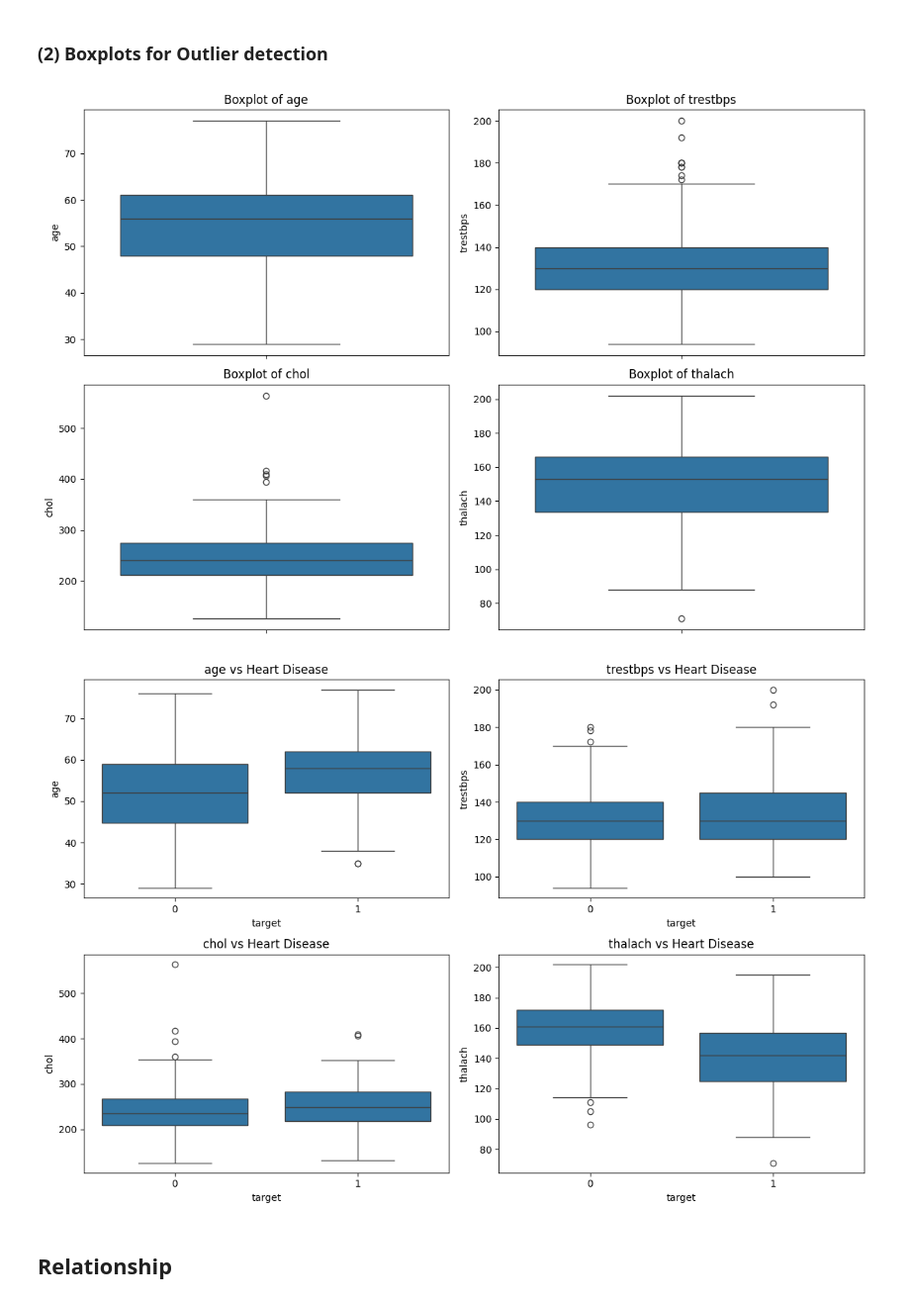
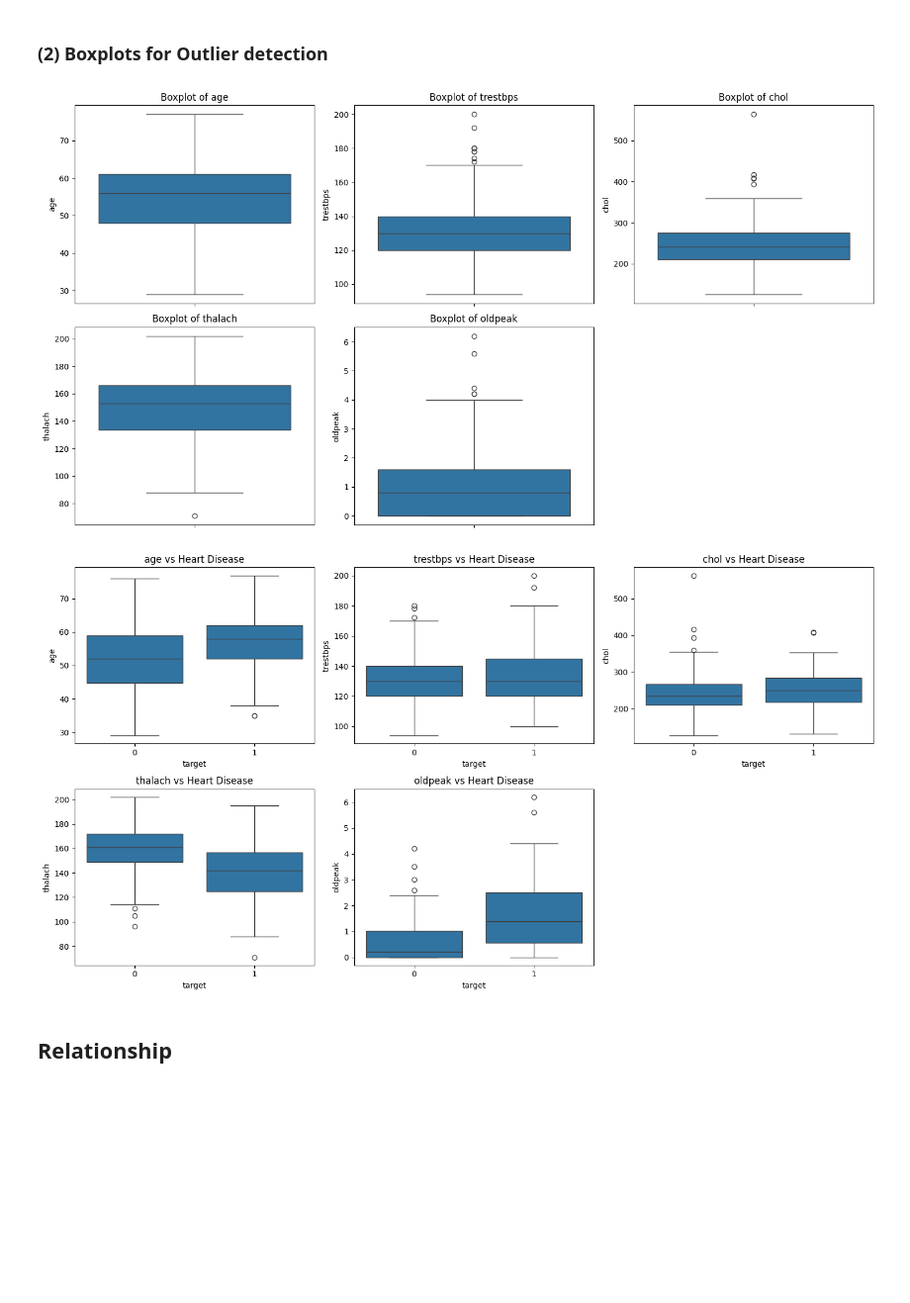
Before and after one commit to jasonliu9473/heartdisease, a Jupyter notebook: EDA.ipynb, the cells around one changed output. Shown at 99% size. Cells and saved outputs as stored; diff of their text form; code cells hidden in the pictures; blank space fills up the shorter version.

```diff
--- a/EDA.ipynb
+++ b/EDA.ipynb
@@ -101,12 +116,12 @@ df.describe()
 # %% [markdown]
 ### (1) Histogram
 # %%
-continuous_cols = ["age", "trestbps", "chol", "thalach"]
+continuous_cols = ["age", "trestbps", "chol", "thalach", "oldpeak"]
 
-plt.figure(figsize=(12, 8))
+plt.figure(figsize=(15, 8))
 
 for i, col in enumerate(continuous_cols, 1):
-    plt.subplot(2, 2, i)
+    plt.subplot(2, 3, i)
     sns.histplot(df[col], kde=True, bins=30)
     plt.title(f"Distribution of {col}")
 
@@ -117,31 +132,31 @@ plt.show()
 # %% [markdown]
 ### (2) Boxplots for Outlier detection
 # %%
-plt.figure(figsize=(12, 8))
+plt.figure(figsize=(15, 8))
 
 for i, col in enumerate(continuous_cols, 1):
-    plt.subplot(2, 2, i)
+    plt.subplot(2, 3, i)
     sns.boxplot(y=df[col])
     plt.title(f"Boxplot of {col}")
 
 plt.tight_layout()
 plt.show()
 # %% [output]
-[figure, old version]
+[figure, new version]
 # %%
 target_col = "target"  # usually 0/1
 
-plt.figure(figsize=(12, 8))
+plt.figure(figsize=(15, 8))
 
 for i, col in enumerate(continuous_cols, 1):
-    plt.subplot(2, 2, i)
+    plt.subplot(2, 3, i)
     sns.boxplot(x=df[target_col], y=df[col])
     plt.title(f"{col} vs Heart Disease")
 
 plt.tight_layout()
 plt.show()
 # %% [output]
-[figure, old version]
+[figure, new version]
 # %% [markdown]
 ## Relationship
 # %% [markdown]
```
Also changed, not shown: parts of 21 cells of this notebook, 10 other files.
